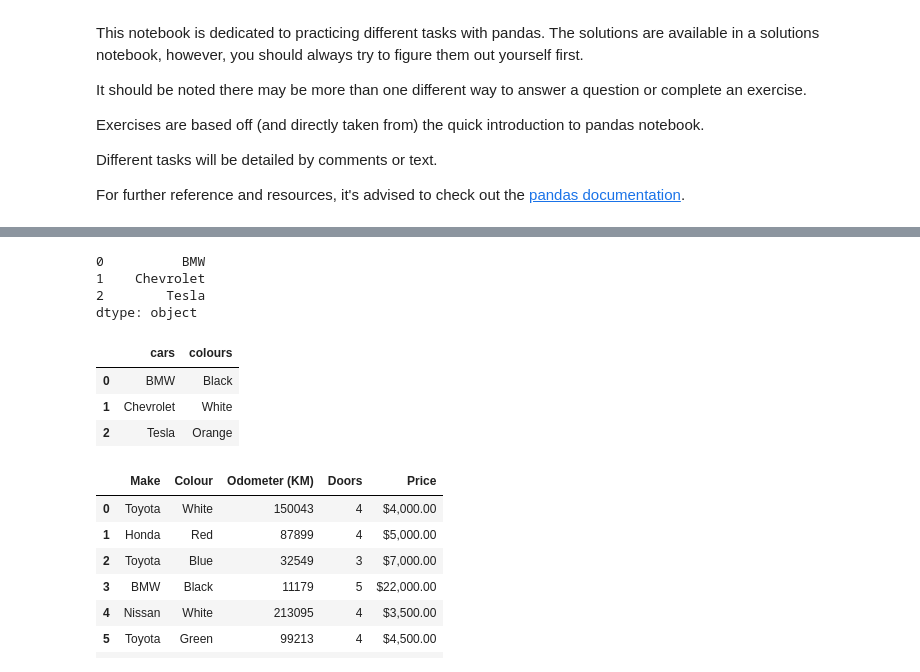
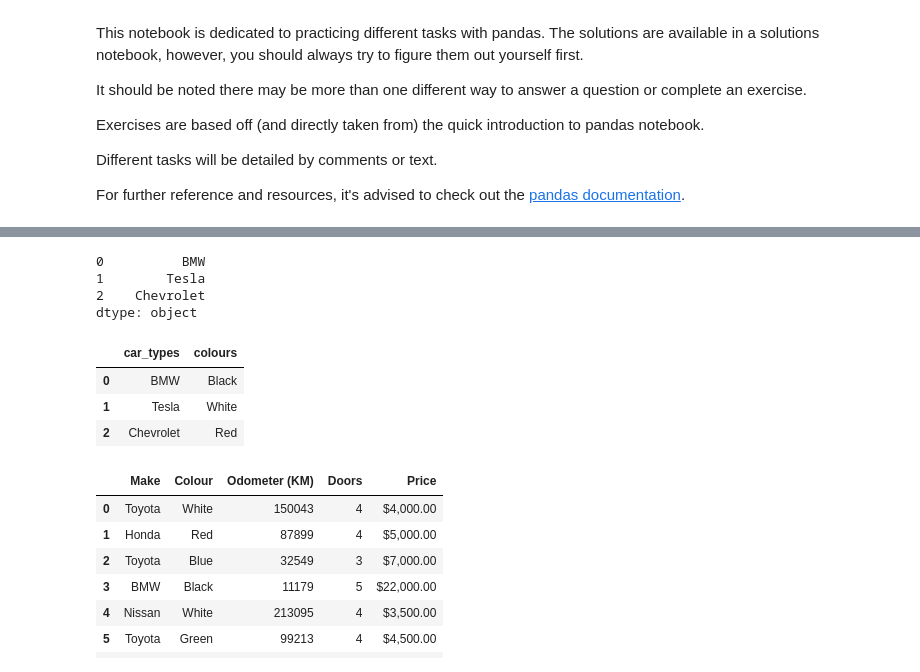
Before and after one commit to sserges/sample_project, a Jupyter notebook: pandas-exercises.ipynb, the cells around one changed output, grey strips where cells are left out. Cells and saved outputs as stored; diff of their text form; code cells hidden in the pictures.

```diff
--- a/pandas-exercises.ipynb
+++ b/pandas-exercises.ipynb
@@ -15,4 +17,6 @@ For further reference and resources, it's advised to check out the [pandas docum
 # %%
 # Create a series of three different colours
+
+colours = pd.Series(["Black", "White", "Red"])
 # %%
 # View the series of different colours
@@ -23,17 +28,23 @@ For further reference and resources, it's advised to check out the [pandas docum
 dtype: object
 # %%
 # Create a series of three different car types and view it
+car_types = pd.Series(["BMW", "Tesla", "Chevrolet"])
+
+car_types
 # %% [output]
 0          BMW
-1    Chevrolet
-2        Tesla
+1        Tesla
+2    Chevrolet
 dtype: object
 # %%
 # Combine the Series of cars and colours into a DataFrame
+dataFrame = pd.DataFrame({"car_types": car_types, "colours": colours})
+
+dataFrame
 # %% [output]
-|  | cars | colours |
+|  | car_types | colours |
 | 0 | BMW | Black |
-| 1 | Chevrolet | White |
-| 2 | Tesla | Orange |
+| 1 | Tesla | White |
+| 2 | Chevrolet | Red |
 # %%
 # Import "../data/car-sales.csv" and turn it into a DataFrame
```
Also changed, not shown: parts of 22 cells of this notebook, 2 other files.
